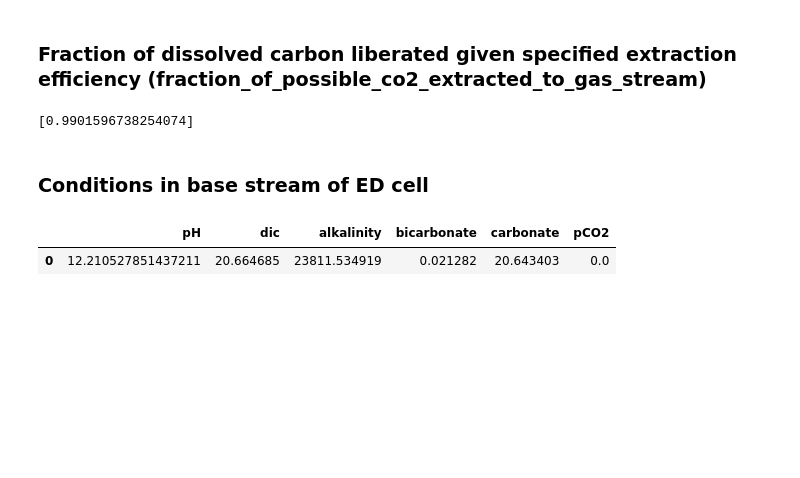
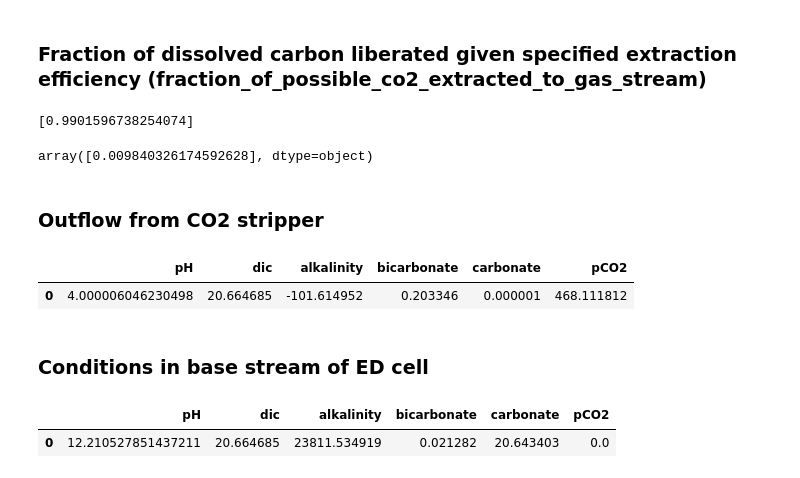
Before and after one commit to PaulHalloran/Jupiter_notebooks_halloran, a Jupyter notebook: SeaCURE_pH_calculatoins.ipynb, the cells around one changed output. Saved outputs shown, nothing was run; the diff lists cells and outputs as text; code cells hidden in the pictures; blank space fills up the shorter version.

```diff
--- a/SeaCURE_pH_calculatoins.ipynb
+++ b/SeaCURE_pH_calculatoins.ipynb
@@ -136,9 +136,24 @@ print(fraction_of_liberated_dic)
 # %% [markdown]
 ### Fraction of dissolved carbon liberated given specified extraction efficiency (fraction_of_possible_co2_extracted_to_gas_stream)
 # %%
-print(fraction_of_liberated_dic * fraction_of_possible_co2_extracted_to_gas_stream)
+fraction_of_dissolved_carbon_liberated = fraction_of_liberated_dic * fraction_of_possible_co2_extracted_to_gas_stream
+print(fraction_of_dissolved_carbon_liberated)
 # %% [output]
 [0.9901596738254074]
+# %%
+1-fraction_of_dissolved_carbon_liberated
+# %% [output]
+array([0.009840326174592628], dtype=object)
+# %% [markdown]
+### Outflow from CO2 stripper
+# %%
+remaining_dic = inflow_seawater['dic'].values * (1.0-fraction_of_dissolved_carbon_liberated)
+
+outflow_from_co2_stripper = carbon_chem_from_pH_and_dic(co2_stripper_conditions['pH'].values, remaining_dic, seawater_temperature, seawater_salinity)
+outflow_from_co2_stripper[['pH','dic','alkalinity','bicarbonate', 'carbonate','pCO2']]
+# %% [output]
+|  | pH | dic | alkalinity | bicarbonate | carbonate | pCO2 |
+| 0 | 4.000006046230498 | 20.664685 | -101.614952 | 0.203346 | 0.000001 | 468.111812 |
 # %% [markdown]
 ### Conditions in base stream of ED cell
 # %%
```
Also changed, not shown: parts of 2 cells of this notebook.
